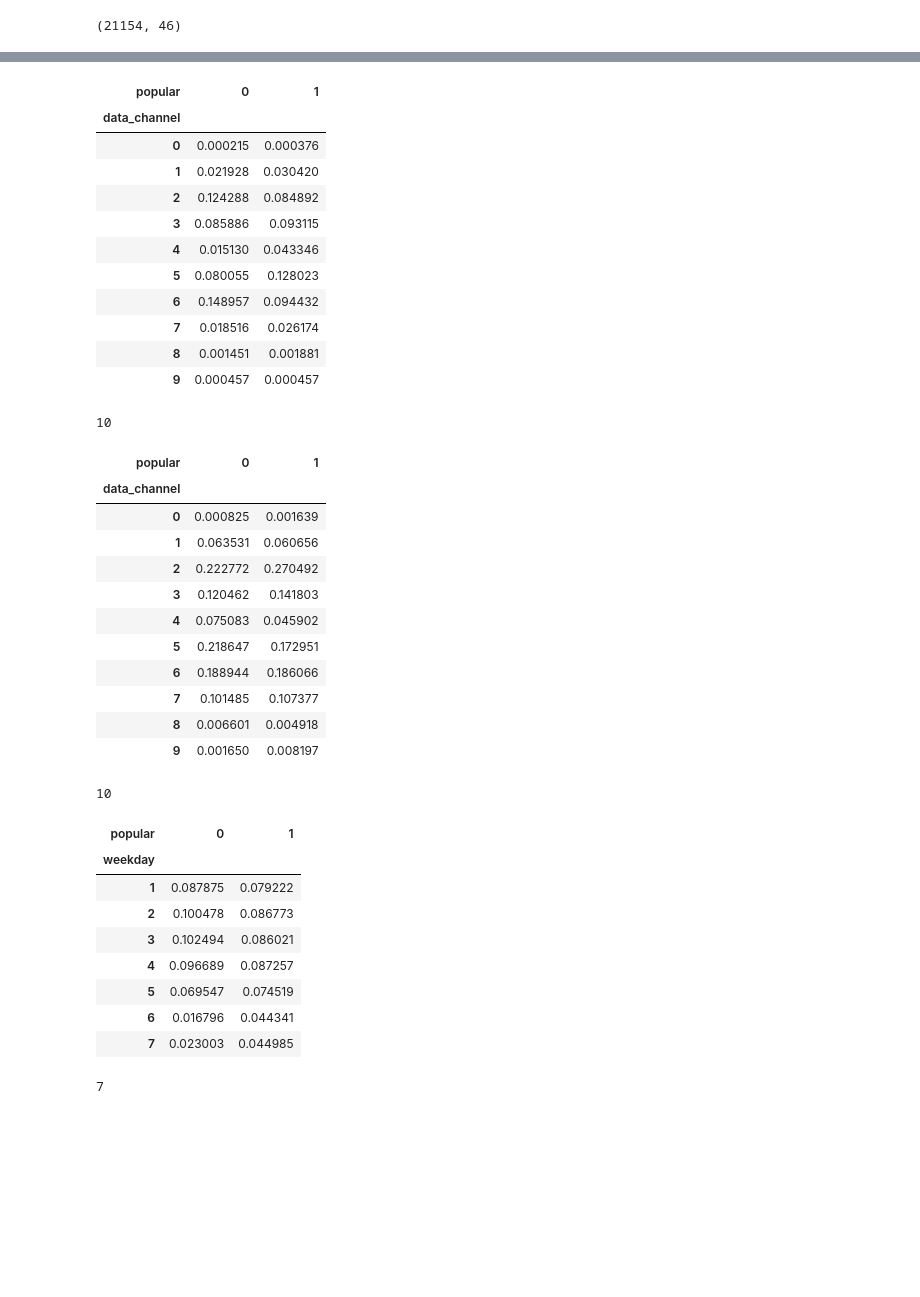
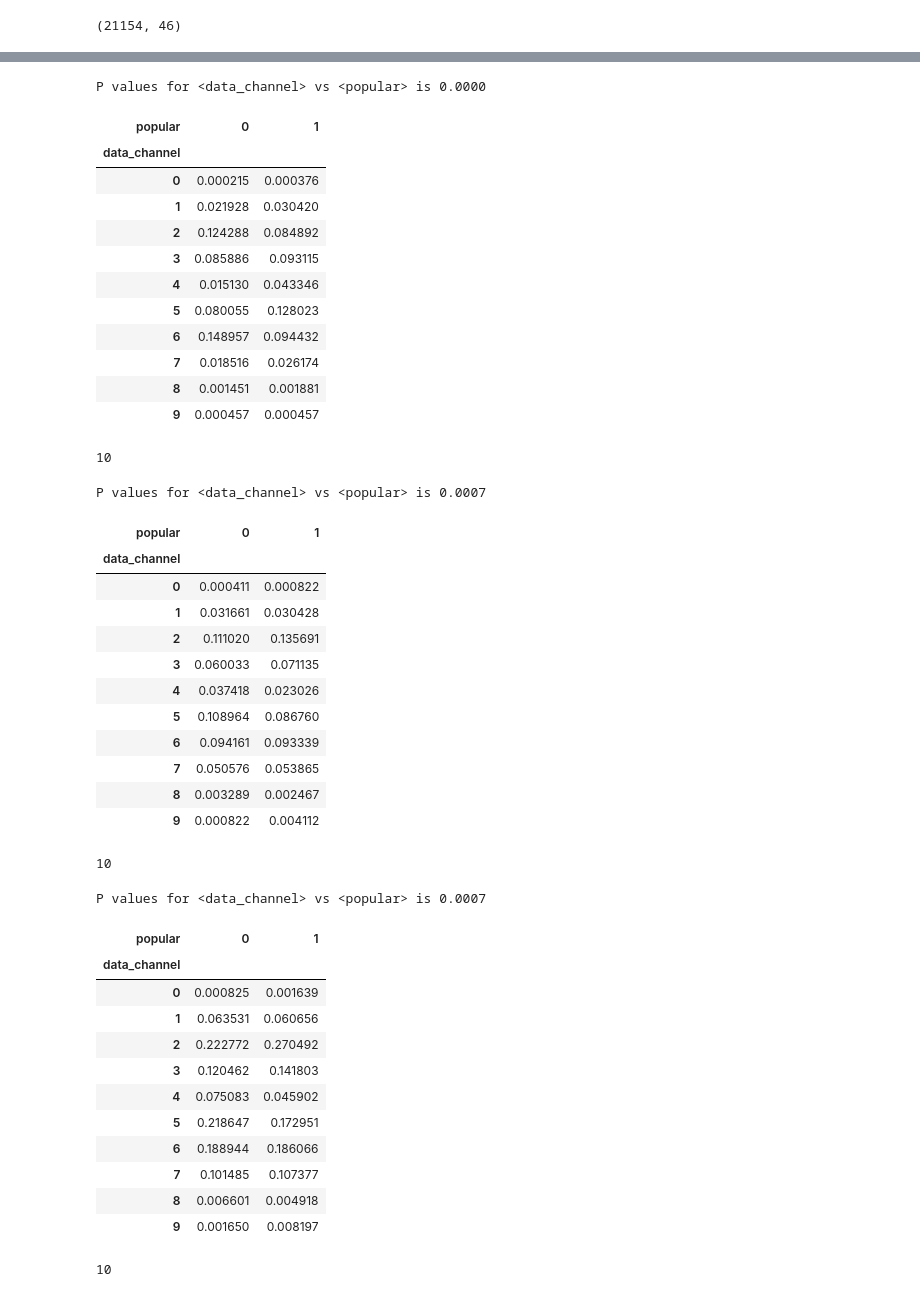
Before and after one commit to nsriniva/DS-Unit-1-Build, a Jupyter notebook: DS_Unit_1_BuildProject_1.ipynb, the cells around one changed output, grey strips where cells are left out. Drawn from its saved outputs; the diff is of its cells as text; code cells hidden in the pictures; blank space fills up the shorter version.

```diff
--- a/DS_Unit_1_BuildProject_1.ipynb
+++ b/DS_Unit_1_BuildProject_1.ipynb
@@ -112,11 +110,11 @@ mf = lambda u,args: [0,args][int(u)]
 # This function adds a new column named new_col with the information
 # from all the columns prefixed with new_col+'_is_' and then returns a
 # dataframe with all them dropped.
-def mapper_func(df, new_col, name_dict):
+def mapper_func(df, new_col, name_dict, ignore=0):
   name_list = list(name_dict.items())
 
   i = 0
-  while name_list[i][1]==0:
+  while name_list[i][1]==ignore:
     i += 1
 
   first = name_list[i]
@@ -410,7 +323,13 @@ Name: popular, dtype: int64
 # %%
 pop_df, vpop_df = partition_on_shares(onp_merged_df, 0.5)
 # %%
-def plot_against_popular_level(df,col='data_channel', title='popular', name_dict=dcm, two=True, display_both=False):
+def plot_against_popular_level(df,col='data_channel', title=['Not',''], name_dict=dcm, two=True, display_both=False):
+
+  _,p,_,_ = chi2_contingency(pd.crosstab(df[col], df.popular))
+  print(f'P values for <{col}> vs <popular> is {p:.4f}\n')
+
+  if p > 0.01 and display_both:
+    return
 
   norm = 'columns'
   if two and display_both:
@@ -443,57 +362,65 @@ def plot_against_popular_level(df,col='data_channel', title='popular', name_dict
 
 # add some text for labels, title and axes ticks
   ax.set_ylabel('Percent')
-  ax.set_title(f'Percent of  articles that are Popular and Not Popular by {col} type')
+  ax.set_title(f'Percent of  articles that are {title[0]}Popular {["+","and"][int(two)]} {title[1]}Popular by {col} type')
   ax.set_xticks(ind + width / div)
   ax.set_xticklabels(name_dict.keys(), rotation='vertical')
 
   for p in ax.patches:
     w = p.get_width()
     h = p.get_height()
     x,y = p.get_xy()
     ax.annotate(f'{h/100:.1%}',(x+w/2,y+h*1.01), ha='center')
 
   if two and display_both:
-    ax.legend((rects1[0], rects2[0]), ('Not Popular', 'Popular'));
+    ax.legend((rects1[0], rects2[0]), (f'{title[0]}Popular', f'{title[1]}Popular'));
 
 plot_against_popular_level(pop_df, display_both=True)
-plot_against_popular_level(vpop_df, two=False)
+plot_against_popular_level(vpop_df, title=['Very','Ultra'], display_both=True)
+plot_against_popular_level(vpop_df, title=['Very','Ultra'], two=False)
 plot_against_popular_level(pop_df,col='weekday', name_dict=wm, display_both=True)
-plot_against_popular_level(vpop_df,col='weekday', name_dict=wm, two=False)
+plot_against_popular_level(vpop_df,title=['Very','Ultra'], col='weekday', name_dict=wm, display_both=True)
+plot_against_popular_level(vpop_df,title=['Very','Ultra'], col='weekday', name_dict=wm, two=False)
 # %% [output]
+P values for <data_channel> vs <popular> is 0.0000
 | popular | 0 | 1 |
 | data_channel |  |  |
 | 0 | 0.000215 | 0.000376 |
 | 1 | 0.021928 | 0.030420 |
 | 2 | 0.124288 | 0.084892 |
 | 3 | 0.085886 | 0.093115 |
 | 4 | 0.015130 | 0.043346 |
 | 5 | 0.080055 | 0.128023 |
 | 6 | 0.148957 | 0.094432 |
 | 7 | 0.018516 | 0.026174 |
 | 8 | 0.001451 | 0.001881 |
 | 9 | 0.000457 | 0.000457 |
-10
+10
+P values for <data_channel> vs <popular> is 0.0007
 | popular | 0 | 1 |
 | data_channel |  |  |
-| 0 | 0.000825 | 0.001639 |
-| 1 | 0.063531 | 0.060656 |
-| 2 | 0.222772 | 0.270492 |
-| 3 | 0.120462 | 0.141803 |
-| 4 | 0.075083 | 0.045902 |
-| 5 | 0.218647 | 0.172951 |
-| 6 | 0.188944 | 0.186066 |
-| 7 | 0.101485 | 0.107377 |
-| 8 | 0.006601 | 0.004918 |
-| 9 | 0.001650 | 0.008197 |
+| 0 | 0.000411 | 0.000822 |
+| 1 | 0.031661 | 0.030428 |
+| 2 | 0.111020 | 0.135691 |
+| 3 | 0.060033 | 0.071135 |
+| 4 | 0.037418 | 0.023026 |
+| 5 | 0.108964 | 0.086760 |
+| 6 | 0.094161 | 0.093339 |
+| 7 | 0.050576 | 0.053865 |
+| 8 | 0.003289 | 0.002467 |
+| 9 | 0.000822 | 0.004112 |
-10
+10
+P values for <data_channel> vs <popular> is 0.0007
 | popular | 0 | 1 |
-| weekday |  |  |
-| 1 | 0.087875 | 0.079222 |
-| 2 | 0.100478 | 0.086773 |
-| 3 | 0.102494 | 0.086021 |
-| 4 | 0.096689 | 0.087257 |
-| 5 | 0.069547 | 0.074519 |
-| 6 | 0.016796 | 0.044341 |
-| 7 | 0.023003 | 0.044985 |
+| data_channel |  |  |
+| 0 | 0.000825 | 0.001639 |
+| 1 | 0.063531 | 0.060656 |
+| 2 | 0.222772 | 0.270492 |
+| 3 | 0.120462 | 0.141803 |
+| 4 | 0.075083 | 0.045902 |
+| 5 | 0.218647 | 0.172951 |
+| 6 | 0.188944 | 0.186066 |
+| 7 | 0.101485 | 0.107377 |
+| 8 | 0.006601 | 0.004918 |
+| 9 | 0.001650 | 0.008197 |
-7
+10
```
Also changed, not shown: parts of 7 cells of this notebook.
